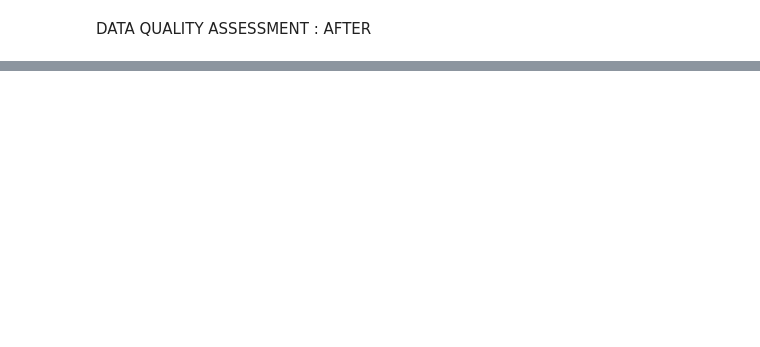
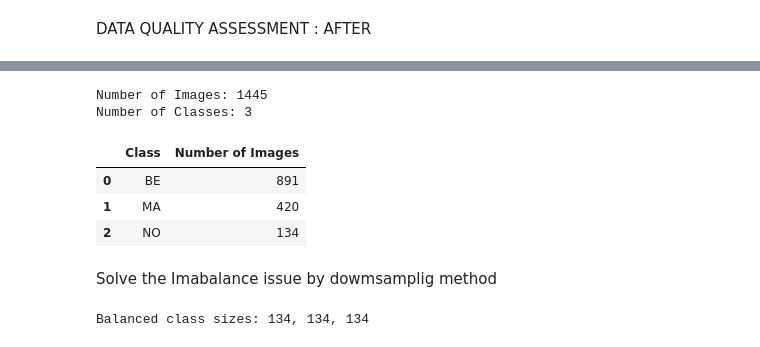
Before and after one commit to Salako07/Cancer-Tumor-Classifier, a Jupyter notebook: code.ipynb, the cells around one changed output, grey strips where cells are left out. Cells and saved outputs as stored; diff of their text form; code cells hidden in the pictures; blank space fills up the shorter version.

```diff
--- a/code.ipynb
+++ b/code.ipynb
@@ -373,0 +340,22 @@ Name: Class, dtype: int64
+# %%
+Unique_image = assess_folder_dataframe('Unique')
+df = pd.DataFrame(Unique_image)
+#Dataset size
+num_images = len(df)
+num_classes = df['Class'].nunique()
+print(f"\nNumber of Images: {num_images}")
+print(f"Number of Classes: {num_classes}")
+# %% [output]
+Number of Images: 1445
+Number of Classes: 3
+# %%
+#Class distribution
+Class_distribution = df.groupby('Class').size().reset_index(name='Number of Images')
+Class_distribution
+# %% [output]
+|  | Class | Number of Images |
+| 0 | BE | 891 |
+| 1 | MA | 420 |
+| 2 | NO | 134 |
+# %% [markdown]
+Solve the Imabalance issue by dowmsamplig method
@@ -373,0 +380,23 @@ Name: Class, dtype: int64
+# %%
+# Step 1: Identify the minimum class size
+class_sizes = [len(BI), len(MI), len(NI)]
+min_class_size = min(class_sizes)
+
+# Step 2: Downsample the majority classes
+def downsample(class_images, target_size):
+    return random.sample(class_images, target_size)
+
+# Create new lists for downsampled images
+downsampled_BI = downsample(BI, min_class_size) if len(BI) > min_class_size else BI
+downsampled_MI = downsample(MI, min_class_size) if len(MI) > min_class_size else MI
+downsampled_NI = downsample(NI, min_class_size) if len(NI) > min_class_size else NI
+
+# Step 3: Combine the lists
+balanced_images = downsampled_BI + downsampled_MI + downsampled_NI
+
+random.shuffle(balanced_images)
+
+# Check the sizes of the resulting lists
+print(f'Balanced class sizes: {len(downsampled_BI)}, {len(downsampled_MI)}, {len(downsampled_NI)}')
+# %% [output]
+Balanced class sizes: 134, 134, 134
```
Also changed, not shown: parts of 27 cells of this notebook.
